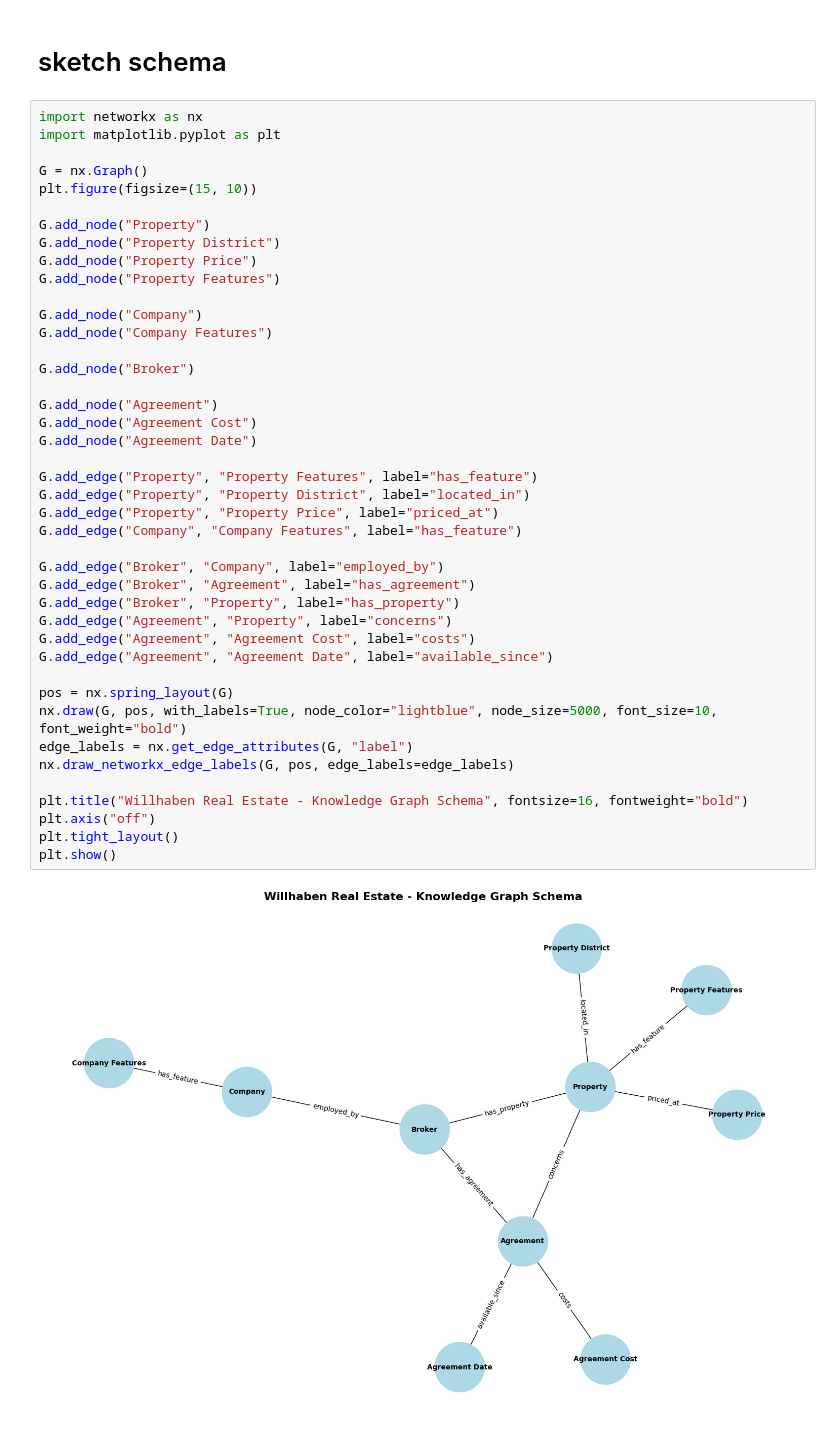
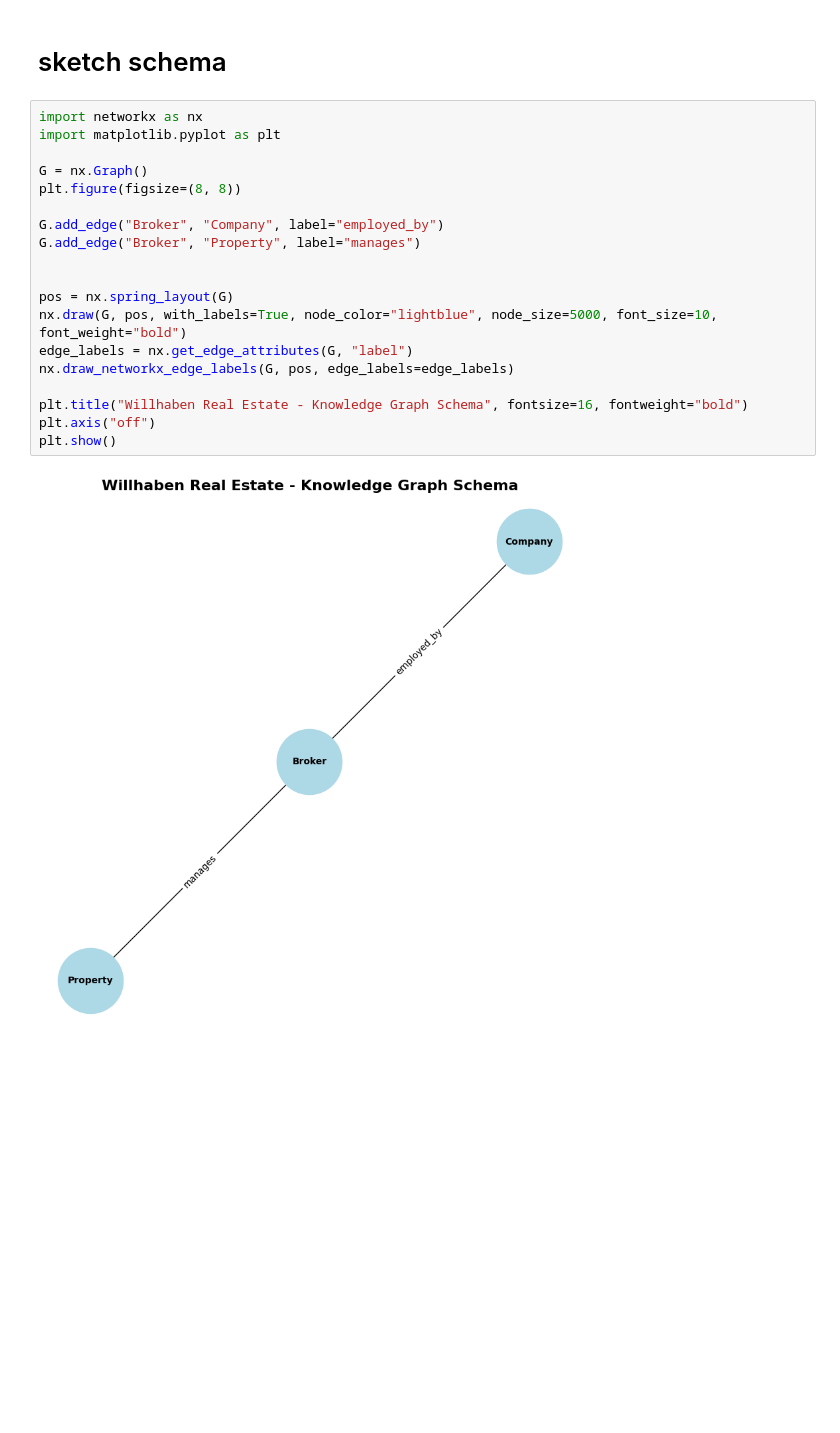
Before and after one commit to sueszli/will-wohnen, a Jupyter notebook: src/3-schema_design.ipynb, the cells around one changed output. Saved outputs shown, nothing was run; the diff lists cells and outputs as text; blank space fills up the shorter version.

```diff
--- a/src/3-schema_design.ipynb
+++ b/src/3-schema_design.ipynb
@@ -47,44 +47,21 @@ print(json.dumps(elem, indent=4, sort_keys=True, ensure_ascii=False))
 # %%
 import networkx as nx
 import matplotlib.pyplot as plt
 
 G = nx.Graph()
-plt.figure(figsize=(15, 10))
-
-G.add_node("Property")
-G.add_node("Property District")
-G.add_node("Property Price")
-G.add_node("Property Features")
-
-G.add_node("Company")
-G.add_node("Company Features")
-
-G.add_node("Broker")
-
-G.add_node("Agreement")
-G.add_node("Agreement Cost")
-G.add_node("Agreement Date")
-
-G.add_edge("Property", "Property Features", label="has_feature")
-G.add_edge("Property", "Property District", label="located_in")
-G.add_edge("Property", "Property Price", label="priced_at")
-G.add_edge("Company", "Company Features", label="has_feature")
+plt.figure(figsize=(8, 8))
 
 G.add_edge("Broker", "Company", label="employed_by")
-G.add_edge("Broker", "Agreement", label="has_agreement")
-G.add_edge("Broker", "Property", label="has_property")
-G.add_edge("Agreement", "Property", label="concerns")
-G.add_edge("Agreement", "Agreement Cost", label="costs")
-G.add_edge("Agreement", "Agreement Date", label="available_since")
+G.add_edge("Broker", "Property", label="manages")
+
 
 pos = nx.spring_layout(G)
 nx.draw(G, pos, with_labels=True, node_color="lightblue", node_size=5000, font_size=10, font_weight="bold")
 edge_labels = nx.get_edge_attributes(G, "label")
 nx.draw_networkx_edge_labels(G, pos, edge_labels=edge_labels)
 
 plt.title("Willhaben Real Estate - Knowledge Graph Schema", fontsize=16, fontweight="bold")
 plt.axis("off")
-plt.tight_layout()
 plt.show()
 # %% [output]
-[figure, old version]
+[figure, new version]
```
Also changed, not shown: 2 other files.
